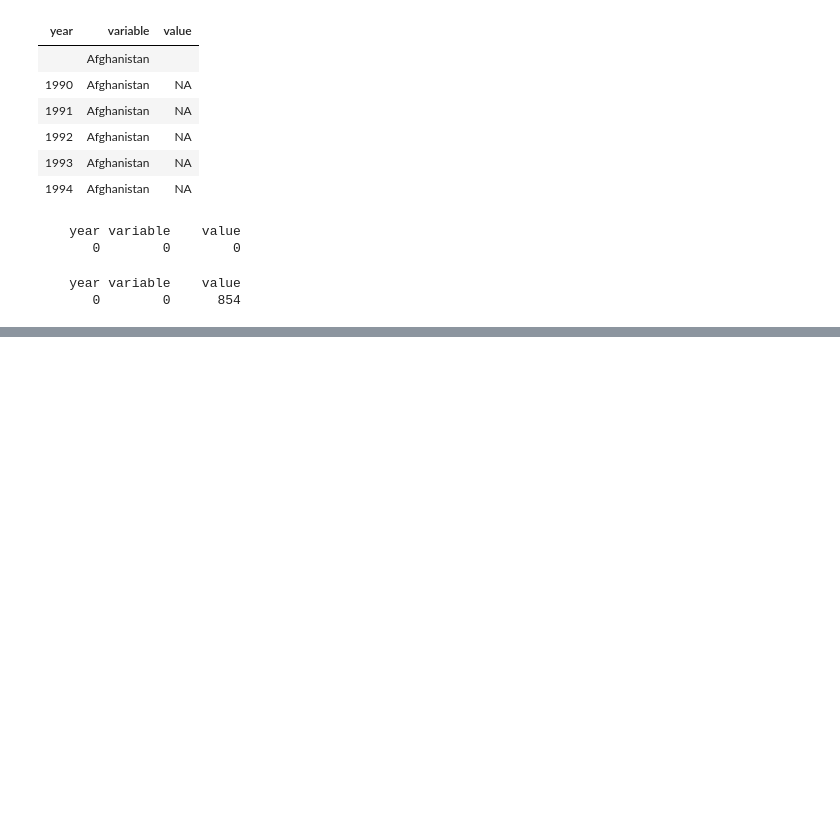
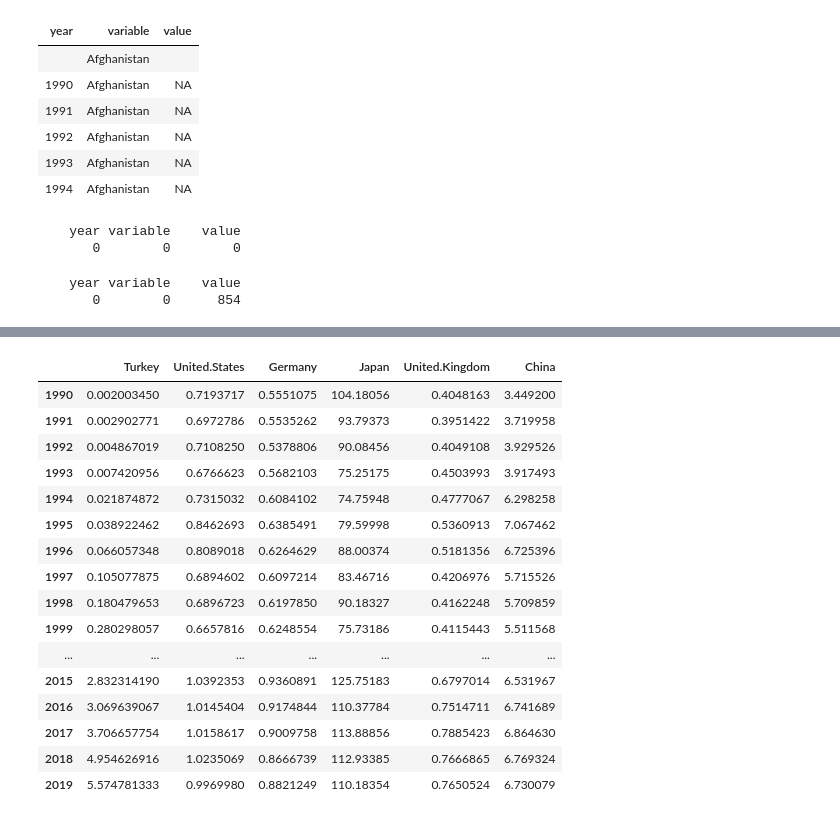
Before and after one commit to MediciHouse07/research_articles, a Jupyter notebook: Kaggle exchange rate analysis.ipynb, the cells around one changed output, grey strips where cells are left out. Saved outputs shown, nothing was run; the diff lists cells and outputs as text; code cells hidden in the pictures; blank space fills up the shorter version.

```diff
--- a/Kaggle exchange rate analysis.ipynb
+++ b/Kaggle exchange rate analysis.ipynb
@@ -132,0 +336,20 @@ It seems I "successfully" got lots of NAs now... Let me fix it tomorrow
+# %%
+ex_selected_swt_log
+# %% [output]
+|  | Turkey | United.States | Germany | Japan | United.Kingdom | China |
+| 1990 | 0.002003450 | 0.7193717 | 0.5551075 | 104.18056 | 0.4048163 | 3.449200 |
+| 1991 | 0.002902771 | 0.6972786 | 0.5535262 | 93.79373 | 0.3951422 | 3.719958 |
+| 1992 | 0.004867019 | 0.7108250 | 0.5378806 | 90.08456 | 0.4049108 | 3.929526 |
+| 1993 | 0.007420956 | 0.6766623 | 0.5682103 | 75.25175 | 0.4503993 | 3.917493 |
+| 1994 | 0.021874872 | 0.7315032 | 0.6084102 | 74.75948 | 0.4777067 | 6.298258 |
+| 1995 | 0.038922462 | 0.8462693 | 0.6385491 | 79.59998 | 0.5360913 | 7.067462 |
+| 1996 | 0.066057348 | 0.8089018 | 0.6264629 | 88.00374 | 0.5181356 | 6.725396 |
+| 1997 | 0.105077875 | 0.6894602 | 0.6097214 | 83.46716 | 0.4206976 | 5.715526 |
+| 1998 | 0.180479653 | 0.6896723 | 0.6197850 | 90.18327 | 0.4162248 | 5.709859 |
+| 1999 | 0.280298057 | 0.6657816 | 0.6248554 | 75.73186 | 0.4115443 | 5.511568 |
+| ... | ... | ... | ... | ... | ... | ... |
+| 2015 | 2.832314190 | 1.0392353 | 0.9360891 | 125.75183 | 0.6797014 | 6.531967 |
+| 2016 | 3.069639067 | 1.0145404 | 0.9174844 | 110.37784 | 0.7514711 | 6.741689 |
+| 2017 | 3.706657754 | 1.0158617 | 0.9009758 | 113.88856 | 0.7885423 | 6.864630 |
+| 2018 | 4.954626916 | 1.0235069 | 0.8666739 | 112.93385 | 0.7666865 | 6.769324 |
+| 2019 | 5.574781333 | 0.9969980 | 0.8821249 | 110.18354 | 0.7650524 | 6.730079 |
```
Also changed, not shown: parts of 38 cells of this notebook.
